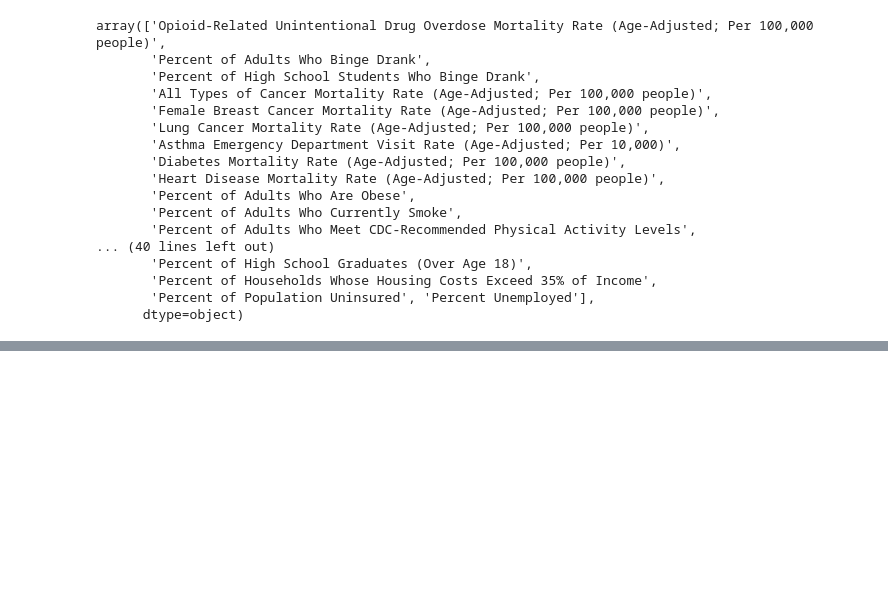
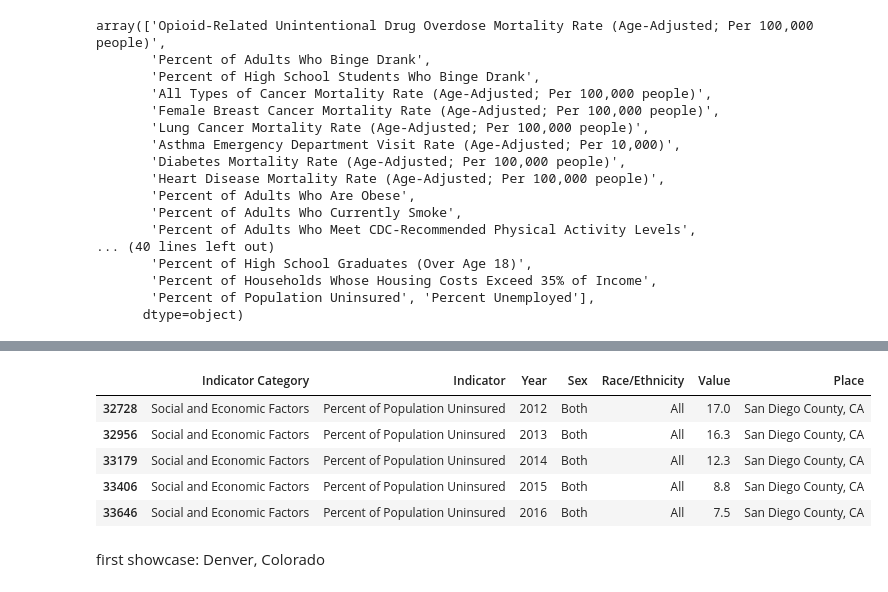
Before and after one commit to lfko/ut-health-project, a Jupyter notebook: src/ut_part1_bchi.ipynb, the cells around one changed output, grey strips where cells are left out. Drawn from its saved outputs; the diff is of its cells as text; code cells hidden in the pictures; blank space fills up the shorter version.

```diff
--- a/src/ut_part1_bchi.ipynb
+++ b/src/ut_part1_bchi.ipynb
@@ -185,0 +196,11 @@ array(['Opioid-Related Unintentional Drug Overdose Mortality Rate (Age-Adjusted;
+# %%
+bchi_df_filtered[(bchi_df_filtered.Indicator == 'Percent of Population Uninsured') & (bchi_df_filtered.Place == 'San Diego County, CA') & (bchi_df_filtered.Sex == 'Both') & (bchi_df_filtered['Race/Ethnicity'] == 'All')]
+# %% [output]
+|  | Indicator Category | Indicator | Year | Sex | Race/Ethnicity | Value | Place |
+| 32728 | Social and Economic Factors | Percent of Population Uninsured | 2012 | Both | All | 17.0 | San Diego County, CA |
+| 32956 | Social and Economic Factors | Percent of Population Uninsured | 2013 | Both | All | 16.3 | San Diego County, CA |
+| 33179 | Social and Economic Factors | Percent of Population Uninsured | 2014 | Both | All | 12.3 | San Diego County, CA |
+| 33406 | Social and Economic Factors | Percent of Population Uninsured | 2015 | Both | All | 8.8 | San Diego County, CA |
+| 33646 | Social and Economic Factors | Percent of Population Uninsured | 2016 | Both | All | 7.5 | San Diego County, CA |
+# %% [markdown]
+first showcase: Denver, Colorado
```
Also changed, not shown: parts of 4 cells of this notebook, 2 other files.
